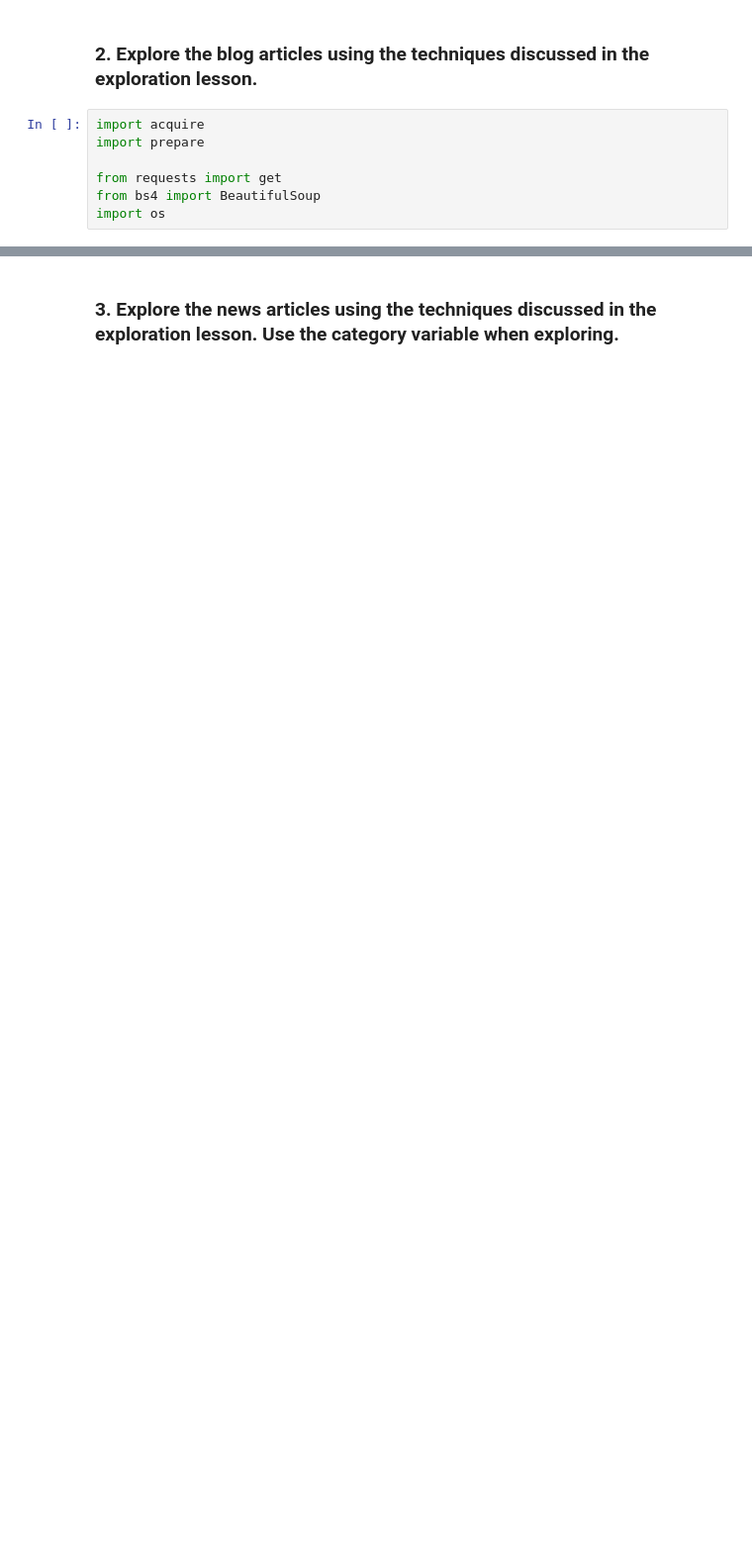
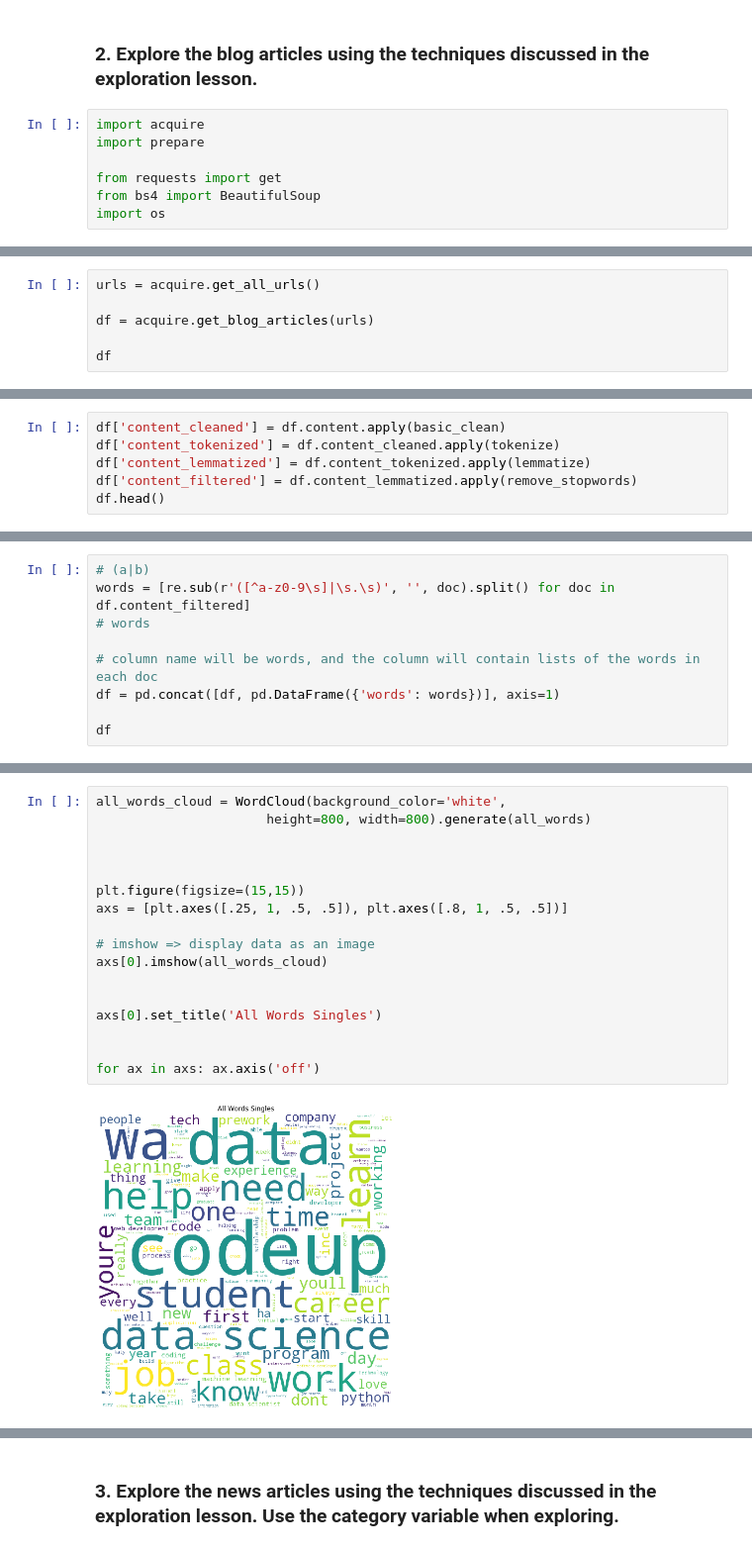
Before and after one commit to dbojado/natural-language-processing-exercises, a Jupyter notebook: explore.ipynb, the cells around one changed output, grey strips where cells are left out. Shown at 99% size. Saved outputs shown, nothing was run; the diff lists cells and outputs as text; blank space fills up the shorter version.

```diff
--- a/explore.ipynb
+++ b/explore.ipynb
@@ -377,0 +370,6 @@ df.head()
+# %%
+urls = acquire.get_all_urls()
+
+df = acquire.get_blog_articles(urls)
+
+df
@@ -377,0 +394,6 @@ df.head()
+# %%
+df['content_cleaned'] = df.content.apply(basic_clean)
+df['content_tokenized'] = df.content_cleaned.apply(tokenize)
+df['content_lemmatized'] = df.content_tokenized.apply(lemmatize)
+df['content_filtered'] = df.content_lemmatized.apply(remove_stopwords)
+df.head()
@@ -377,0 +407,9 @@ df.head()
+# %%
+# (a|b)
+words = [re.sub(r'([^a-z0-9\s]|\s.\s)', '', doc).split() for doc in df.content_filtered]
+# words
+
+# column name will be words, and the column will contain lists of the words in each doc
+df = pd.concat([df, pd.DataFrame({'words': words})], axis=1)
+
+df
@@ -377,0 +534,19 @@ df.head()
+# %%
+all_words_cloud = WordCloud(background_color='white',
+                      height=800, width=800).generate(all_words)
+
+
+
+plt.figure(figsize=(15,15))
+axs = [plt.axes([.25, 1, .5, .5]), plt.axes([.8, 1, .5, .5])]
+
+# imshow => display data as an image
+axs[0].imshow(all_words_cloud)
+
+
+axs[0].set_title('All Words Singles')
+
+
+for ax in axs: ax.axis('off')
+# %% [output]
+[figure, added]
```
Also changed, not shown: parts of 34 cells of this notebook.
